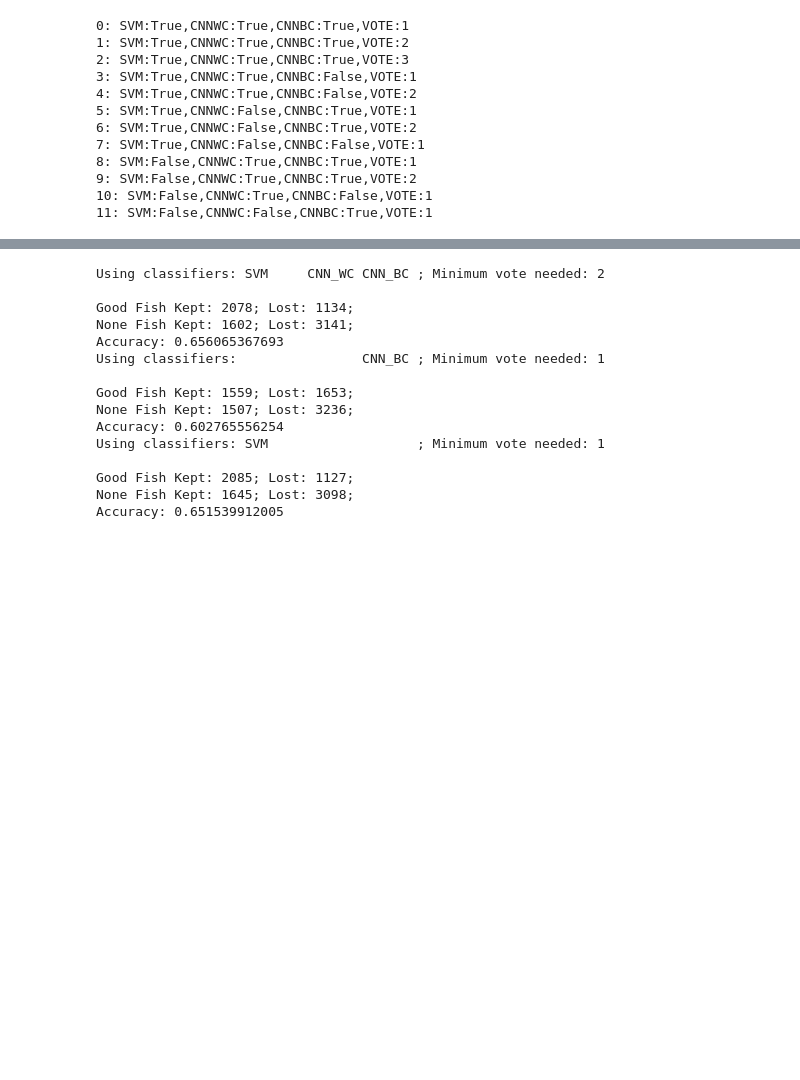
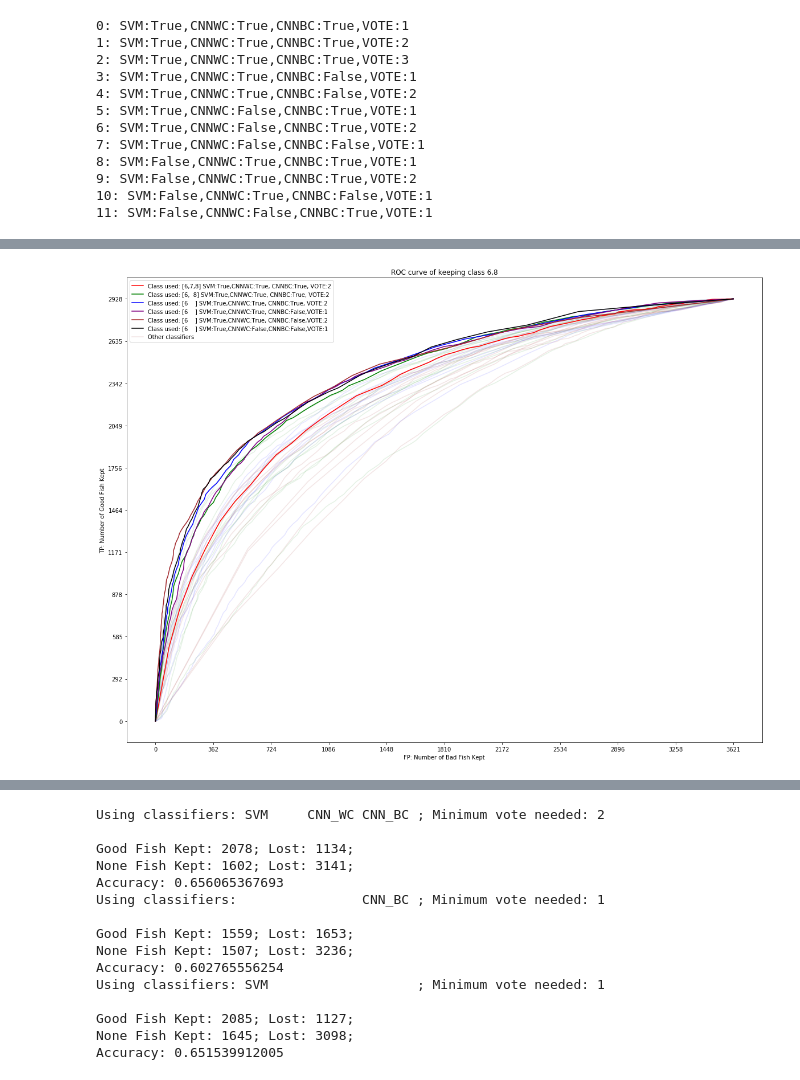
Before and after one commit to JianmengYu/f4k, a Jupyter notebook: final cleaning.ipynb, the cells around one changed output, grey strips where cells are left out. Saved outputs shown, nothing was run; the diff lists cells and outputs as text; code cells hidden in the pictures; blank space fills up the shorter version.

```diff
--- a/final cleaning.ipynb
+++ b/final cleaning.ipynb
@@ -313,0 +293,70 @@ plt.show()
+# %%
+roc = np.load("/afs/inf.ed.ac.uk/group/project/F4KC/roc.npy")
+roc = roc / np.array([0.95267746,0.69639469]).reshape((1,2,1))
+
+#print(roc.shape)
+
+plt.figure(figsize=(20,15))
+for i in range(36):
+    if i%3 == 2:
+        plt.plot(roc[i,1,:],roc[i,0,:],c="b",alpha=0.1)
+    if i%3 == 1:
+        plt.plot(roc[i,1,:],roc[i,0,:],c="g",alpha=0.1)
+    if i%3 == 0 and i != 0:
+        plt.plot(roc[i,1,:],roc[i,0,:],c="darkred",alpha=0.1)
+
+for i in range(36):
+    if i == 0:
+        m, = plt.plot(roc[i,1,:],roc[i,0,:],"darkred",alpha=0.1)
+
+    if i == 1*3+0:
+        a1, = plt.plot(roc[i,1,:],roc[i,0,:],"r")
+#     if i == 3*3+0:
+#         a3, = plt.plot(roc[i,1,:],roc[i,0,:],"r")
+#     if i == 4*3+0:
+#         a4, = plt.plot(roc[i,1,:],roc[i,0,:],"r")
+#     if i == 6*3+0:
+#         a6, = plt.plot(roc[i,1,:],roc[i,0,:],"r")
+
+    if i == 1*3+1:
+        b1, = plt.plot(roc[i,1,:],roc[i,0,:],"g")
+#     if i == 3*3+1:
+#         b3, = plt.plot(roc[i,1,:],roc[i,0,:],"g")
+#     if i == 4*3+1:
+#         b4, = plt.plot(roc[i,1,:],roc[i,0,:],"g")
+#     if i == 7*3+1:
+#         b7, = plt.plot(roc[i,1,:],roc[i,0,:],"g")
+
+    if i == 1*3+2:
+        c1, = plt.plot(roc[i,1,:],roc[i,0,:],"blue")
+    if i == 3*3+2:
+        c3, = plt.plot(roc[i,1,:],roc[i,0,:],"purple")
+    if i == 4*3+2:
+        c4, = plt.plot(roc[i,1,:],roc[i,0,:],"brown")
+    if i == 7*3+2:
+        c7, = plt.plot(roc[i,1,:],roc[i,0,:],"black")
+
+ax = plt.gca()
+ax.set_xlabel("FP: Number of Bad Fish Kept")
+ax.set_ylabel("TP: Number of Good Fish Kept")
+ax.set_title("ROC curve of keeping class 6,8")
+
+titles = ["Class used: [6,7,8] SVM:True,CNNWC:True, CNNBC:True, VOTE:2",
+          "Class used: [6,  8] SVM:True,CNNWC:True, CNNBC:True, VOTE:2",
+          "Class used: [6    ] SVM:True,CNNWC:True, CNNBC:True, VOTE:2",
+          "Class used: [6    ] SVM:True,CNNWC:True, CNNBC:False,VOTE:1",
+          "Class used: [6    ] SVM:True,CNNWC:True, CNNBC:False,VOTE:2",
+          "Class used: [6    ] SVM:True,CNNWC:False,CNNBC:False,VOTE:1",
+          "Other classifiers"]
+
+ax.set_xticks(np.arange(0,1.1,0.1))
+ax.set_yticks(np.arange(0,1.1,0.1))
+ax.set_xticklabels((np.arange(0,1.1,0.1) * 3621).astype(int))
+ax.set_yticklabels((np.arange(0,1.1,0.1) * 2928).astype(int))
+
+plt.legend(np.arange(36))
+
+plt.legend([a1,b1,c1,c3,c4,c7,m],titles)
+plt.show()
+# %% [output]
+[figure, added]
```
Also changed, not shown: parts of 24 cells of this notebook, 17 other files.
